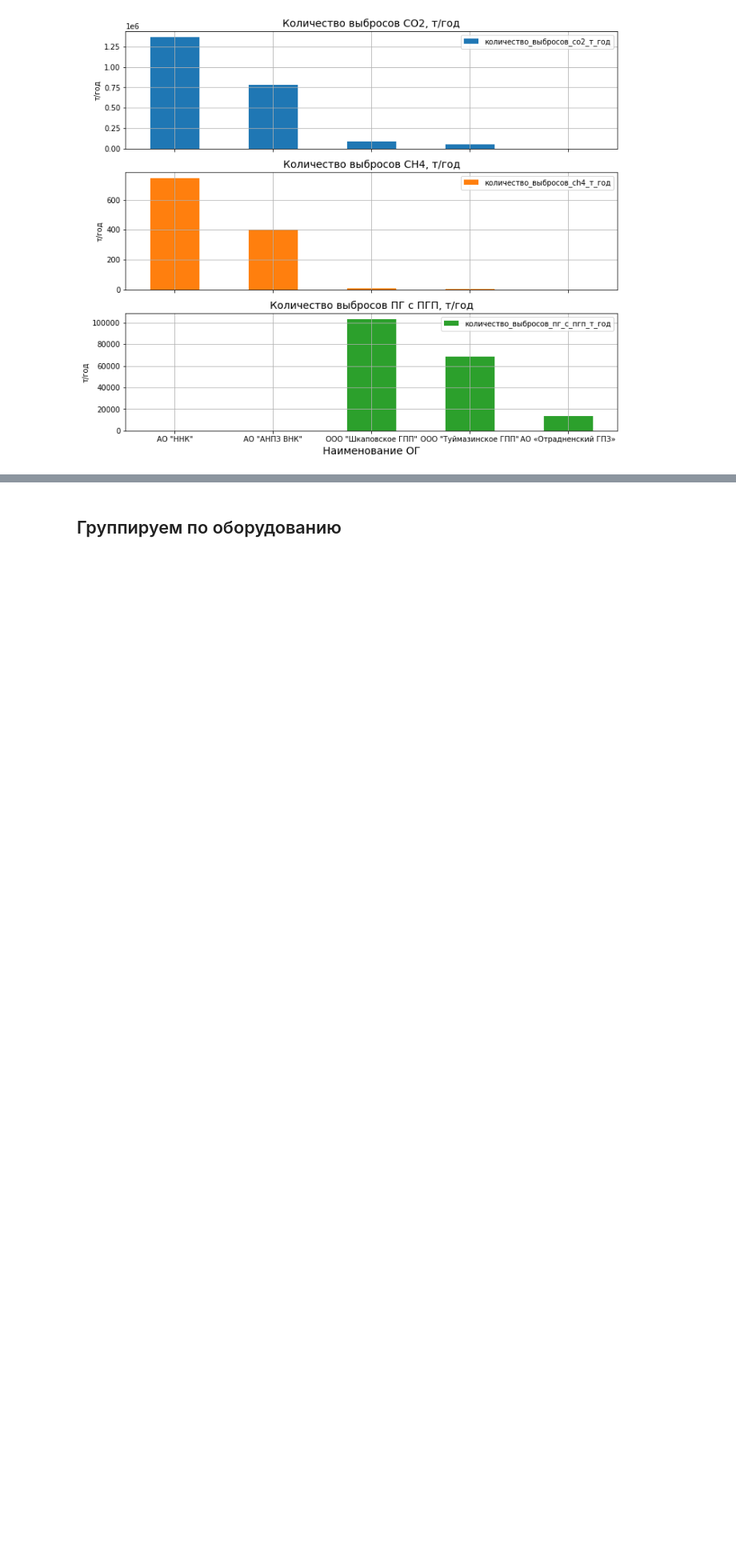
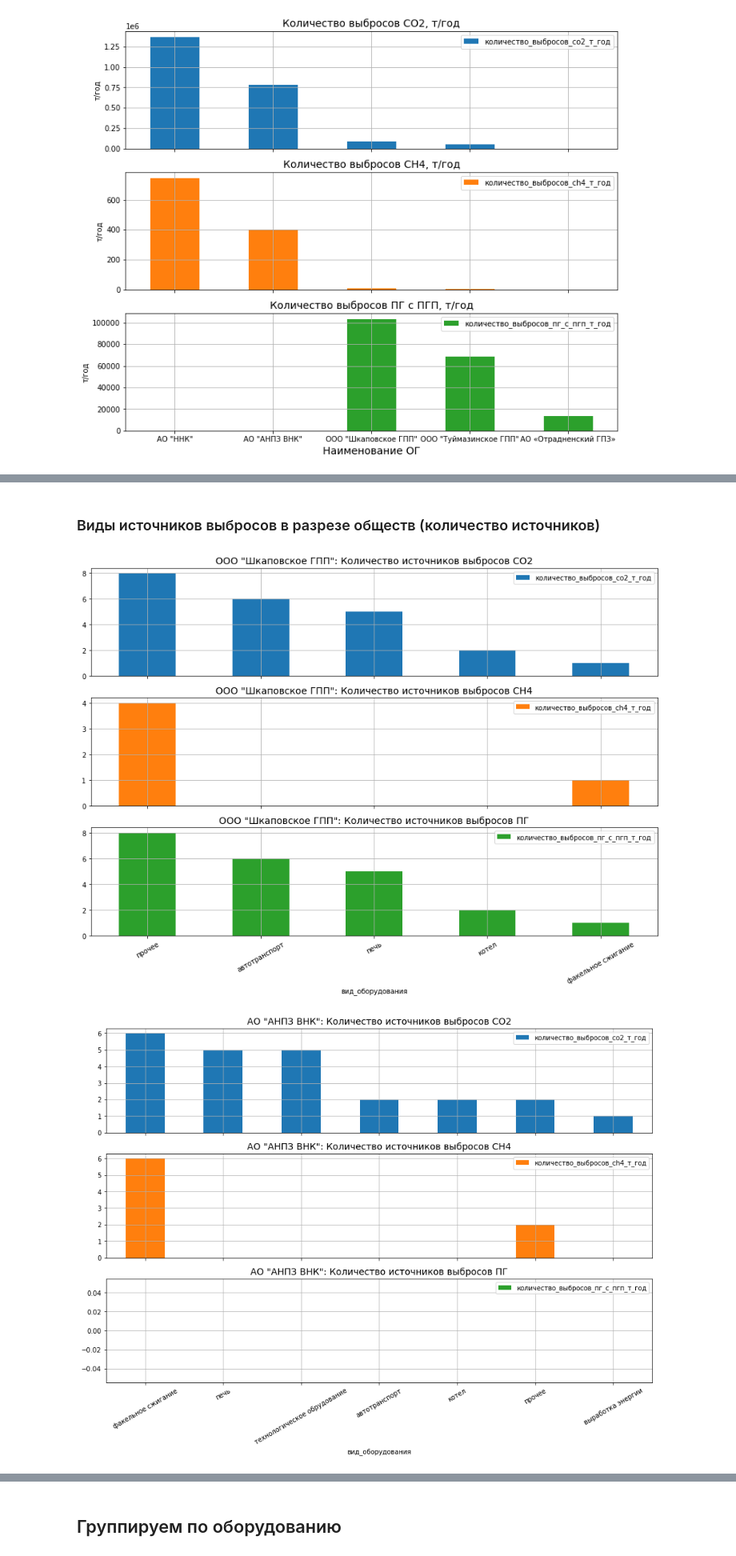
Before and after one commit to AndreiDS63/GreenDesign, a Jupyter notebook: 2_inv_analisys.ipynb, the cells around one changed output, grey strips where cells are left out. Shown at 80% size. Cells and saved outputs as stored; diff of their text form; code cells hidden in the pictures; blank space fills up the shorter version.

```diff
--- a/2_inv_analisys.ipynb
+++ b/2_inv_analisys.ipynb
@@ -40,0 +103,25 @@ axes[2].set_xlabel('Наименование ОГ', fontsize=14);
+# %% [markdown]
+### Виды источников выбросов в разрезе обществ (количество источников)
+# %%
+# группируем по обществу и внутри общесва группируем по количеству источникам
+
+# Для каждого ОГ
+for og in df['Наименование ОГ'].unique():
+        mask = df['Наименование ОГ'] == og
+        temp_og_df = df[mask].groupby(by='вид_оборудования', as_index=False)[['количество_выбросов_со2_т_год', 'количество_выбросов_сh4_т_год', 'количество_выбросов_пг_с_пгп_т_год']].count()\
+    .sort_values(by='количество_выбросов_со2_т_год', ascending=False)
+
+        axes = temp_og_df.plot(
+        kind='bar',
+        grid=True,
+        figsize=(15, 10),
+        x='вид_оборудования',
+        subplots=True,
+        rot=30
+        );
+        axes[0].set_title(f'{og}: Количество источников выбросов СО2', fontsize=14)
+        axes[1].set_title(f'{og}: Количество источников выбросов CH4', fontsize=14)
+        axes[2].set_title(f'{og}: Количество источников выбросов ПГ', fontsize=14);
+# %% [output]
+[figure, added]
+[figure, added]
```
Also changed, not shown: parts of 9 cells of this notebook.
